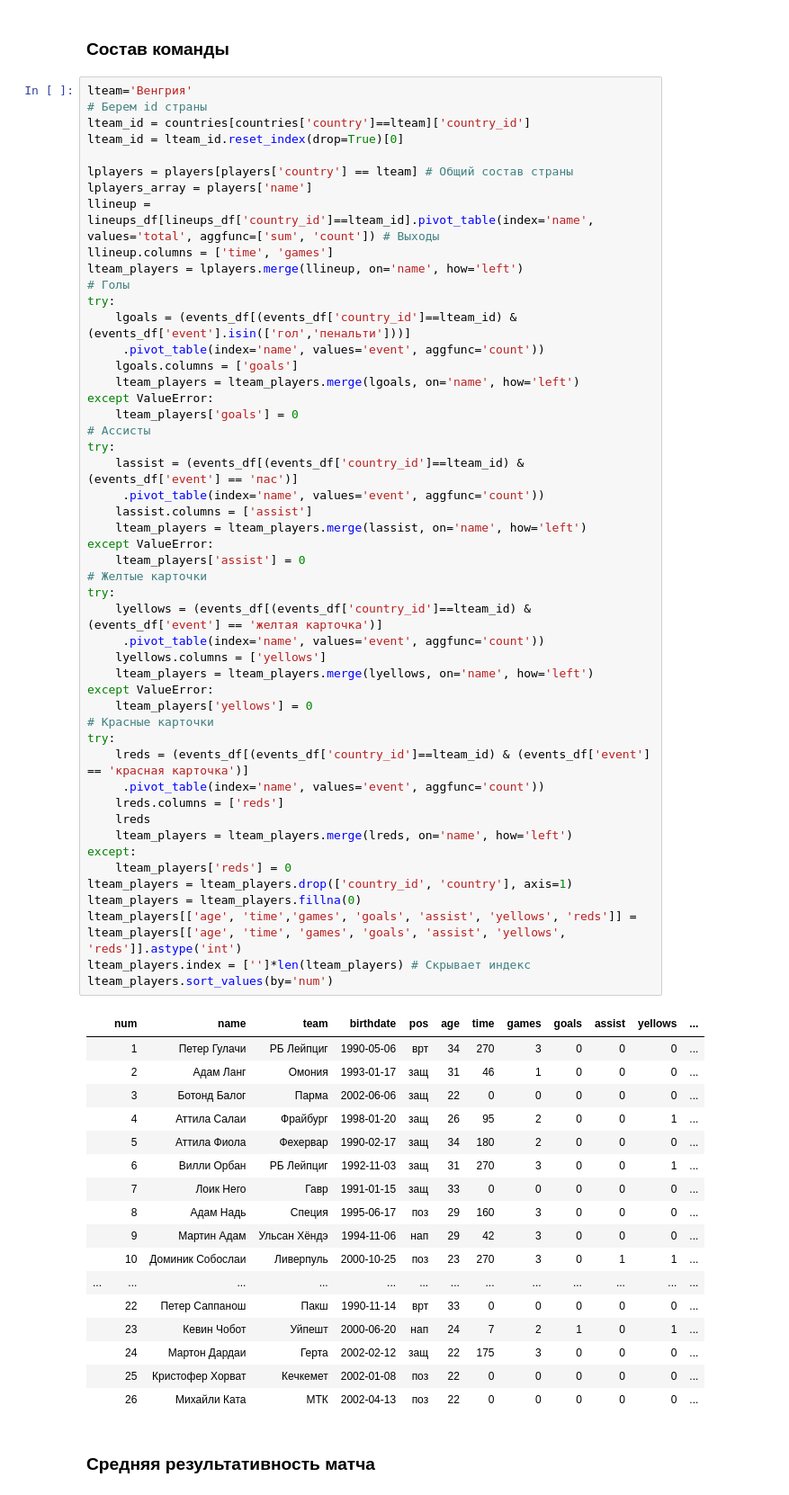
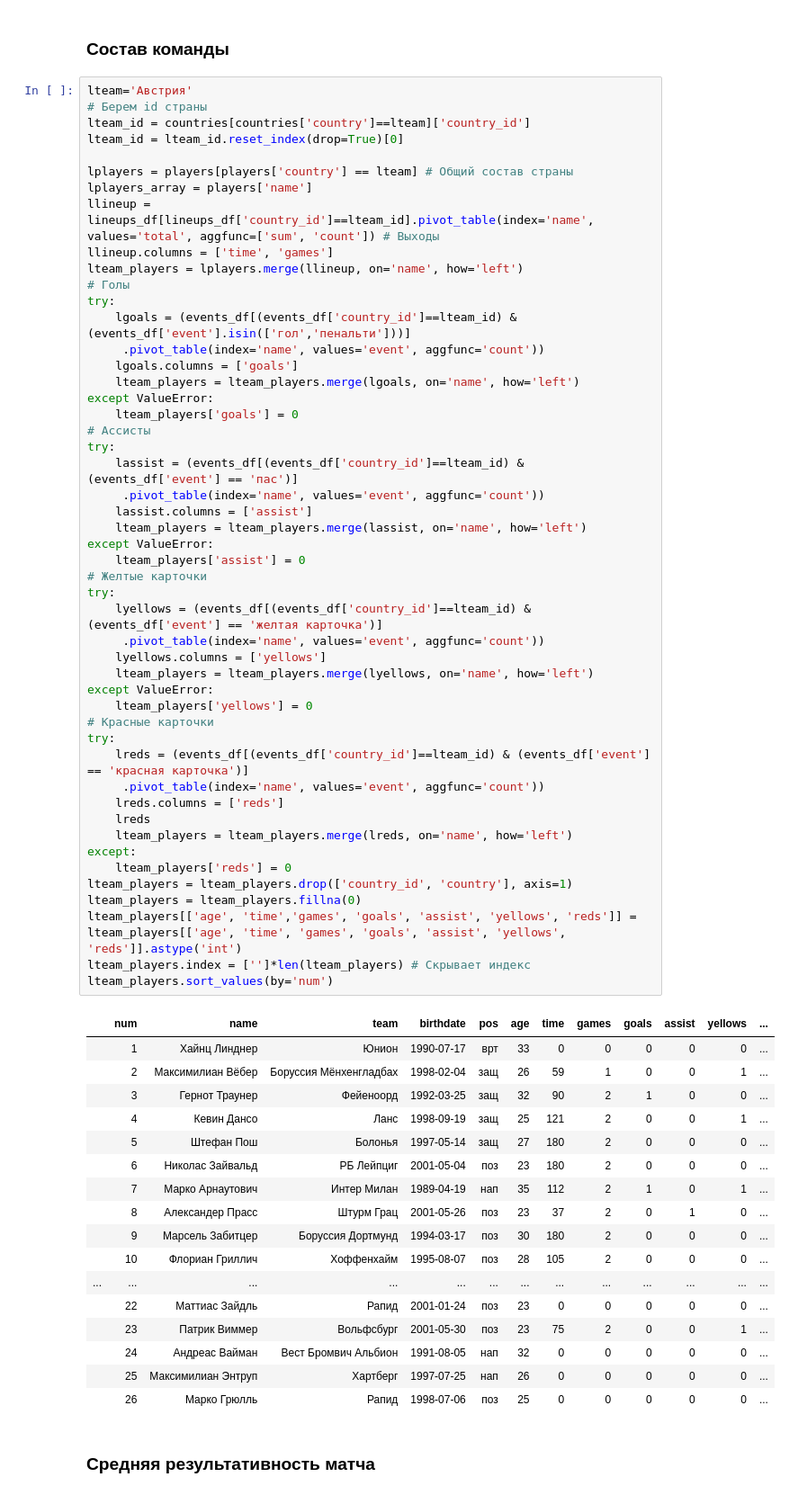
Before and after one commit to elp87/Euro-2024, a Jupyter notebook: euro.ipynb, the cells around one changed output. Shown at 90% size. Saved outputs shown, nothing was run; the diff lists cells and outputs as text.

```diff
--- a/euro.ipynb
+++ b/euro.ipynb
@@ -220,7 +220,7 @@ for i in range(6):
 # %% [markdown]
 ### Состав команды
 # %%
-lteam='Венгрия'
+lteam='Австрия'
 # Берем id страны
 lteam_id = countries[countries['country']==lteam]['country_id']
 lteam_id = lteam_id.reset_index(drop=True)[0]
@@ -243,49 +243,49 @@ try:
     lassist = (events_df[(events_df['country_id']==lteam_id) & (events_df['event'] == 'пас')]
      .pivot_table(index='name', values='event', aggfunc='count'))
     lassist.columns = ['assist']
     lteam_players = lteam_players.merge(lassist, on='name', how='left')
 except ValueError:
     lteam_players['assist'] = 0
 # Желтые карточки
 try:
     lyellows = (events_df[(events_df['country_id']==lteam_id) & (events_df['event'] == 'желтая карточка')]
      .pivot_table(index='name', values='event', aggfunc='count'))
     lyellows.columns = ['yellows']
     lteam_players = lteam_players.merge(lyellows, on='name', how='left')
 except ValueError:
     lteam_players['yellows'] = 0
 # Красные карточки
 try:
     lreds = (events_df[(events_df['country_id']==lteam_id) & (events_df['event'] == 'красная карточка')]
      .pivot_table(index='name', values='event', aggfunc='count'))
     lreds.columns = ['reds']
     lreds
     lteam_players = lteam_players.merge(lreds, on='name', how='left')
 except:
     lteam_players['reds'] = 0
 lteam_players = lteam_players.drop(['country_id', 'country'], axis=1)
 lteam_players = lteam_players.fillna(0)
 lteam_players[['age', 'time','games', 'goals', 'assist', 'yellows', 'reds']] = lteam_players[['age', 'time', 'games', 'goals', 'assist', 'yellows', 'reds']].astype('int')
 lteam_players.index = ['']*len(lteam_players) # Скрывает индекс
 lteam_players.sort_values(by='num')
 # %% [output]
 |  | num | name | team | birthdate | pos | age | time | games | goals | assist | yellows | ... |
-|  | 1 | Петер Гулачи | РБ Лейпциг | 1990-05-06 | врт | 34 | 270 | 3 | 0 | 0 | 0 | ... |
-|  | 2 | Адам Ланг | Омония | 1993-01-17 | защ | 31 | 46 | 1 | 0 | 0 | 0 | ... |
-|  | 3 | Ботонд Балог | Парма | 2002-06-06 | защ | 22 | 0 | 0 | 0 | 0 | 0 | ... |
-|  | 4 | Аттила Салаи | Фрайбург | 1998-01-20 | защ | 26 | 95 | 2 | 0 | 0 | 1 | ... |
-|  | 5 | Аттила Фиола | Фехервар | 1990-02-17 | защ | 34 | 180 | 2 | 0 | 0 | 0 | ... |
-|  | 6 | Вилли Орбан | РБ Лейпциг | 1992-11-03 | защ | 31 | 270 | 3 | 0 | 0 | 1 | ... |
-|  | 7 | Лоик Него | Гавр | 1991-01-15 | защ | 33 | 0 | 0 | 0 | 0 | 0 | ... |
-|  | 8 | Адам Надь | Специя | 1995-06-17 | поз | 29 | 160 | 3 | 0 | 0 | 0 | ... |
-|  | 9 | Мартин Адам | Ульсан Хёндэ | 1994-11-06 | нап | 29 | 42 | 3 | 0 | 0 | 0 | ... |
-|  | 10 | Доминик Собослаи | Ливерпуль | 2000-10-25 | поз | 23 | 270 | 3 | 0 | 1 | 1 | ... |
+|  | 1 | Хайнц Линднер | Юнион | 1990-07-17 | врт | 33 | 0 | 0 | 0 | 0 | 0 | ... |
+|  | 2 | Максимилиан Вёбер | Боруссия Мёнхенгладбах | 1998-02-04 | защ | 26 | 59 | 1 | 0 | 0 | 1 | ... |
+|  | 3 | Гернот Траунер | Фейеноорд | 1992-03-25 | защ | 32 | 90 | 2 | 1 | 0 | 0 | ... |
+|  | 4 | Кевин Дансо | Ланс | 1998-09-19 | защ | 25 | 121 | 2 | 0 | 0 | 1 | ... |
+|  | 5 | Штефан Пош | Болонья | 1997-05-14 | защ | 27 | 180 | 2 | 0 | 0 | 0 | ... |
+|  | 6 | Николас Зайвальд | РБ Лейпциг | 2001-05-04 | поз | 23 | 180 | 2 | 0 | 0 | 0 | ... |
+|  | 7 | Марко Арнаутович | Интер Милан | 1989-04-19 | нап | 35 | 112 | 2 | 1 | 0 | 1 | ... |
+|  | 8 | Александер Прасс | Штурм Грац | 2001-05-26 | поз | 23 | 37 | 2 | 0 | 1 | 0 | ... |
+|  | 9 | Марсель Забитцер | Боруссия Дортмунд | 1994-03-17 | поз | 30 | 180 | 2 | 0 | 0 | 0 | ... |
+|  | 10 | Флориан Гриллич | Хоффенхайм | 1995-08-07 | поз | 28 | 105 | 2 | 0 | 0 | 0 | ... |
 | ... | ... | ... | ... | ... | ... | ... | ... | ... | ... | ... | ... | ... |
-|  | 22 | Петер Саппанош | Пакш | 1990-11-14 | врт | 33 | 0 | 0 | 0 | 0 | 0 | ... |
-|  | 23 | Кевин Чобот | Уйпешт | 2000-06-20 | нап | 24 | 7 | 2 | 1 | 0 | 1 | ... |
-|  | 24 | Мартон Дардаи | Герта | 2002-02-12 | защ | 22 | 175 | 3 | 0 | 0 | 0 | ... |
-|  | 25 | Кристофер Хорват | Кечкемет | 2002-01-08 | поз | 22 | 0 | 0 | 0 | 0 | 0 | ... |
-|  | 26 | Михайли Ката | МТК | 2002-04-13 | поз | 22 | 0 | 0 | 0 | 0 | 0 | ... |
+|  | 22 | Маттиас Зайдль | Рапид | 2001-01-24 | поз | 23 | 0 | 0 | 0 | 0 | 0 | ... |
+|  | 23 | Патрик Виммер | Вольфсбург | 2001-05-30 | поз | 23 | 75 | 2 | 0 | 0 | 1 | ... |
+|  | 24 | Андреас Вайман | Вест Бромвич Альбион | 1991-08-05 | нап | 32 | 0 | 0 | 0 | 0 | 0 | ... |
+|  | 25 | Максимилиан Энтруп | Хартберг | 1997-07-25 | нап | 26 | 0 | 0 | 0 | 0 | 0 | ... |
+|  | 26 | Марко Грюлль | Рапид | 1998-07-06 | поз | 25 | 0 | 0 | 0 | 0 | 0 | ... |
 # %% [markdown]
 ### Средняя результативность матча
 # %%
```
Also changed, not shown: parts of 8 cells of this notebook, 3 other files.
